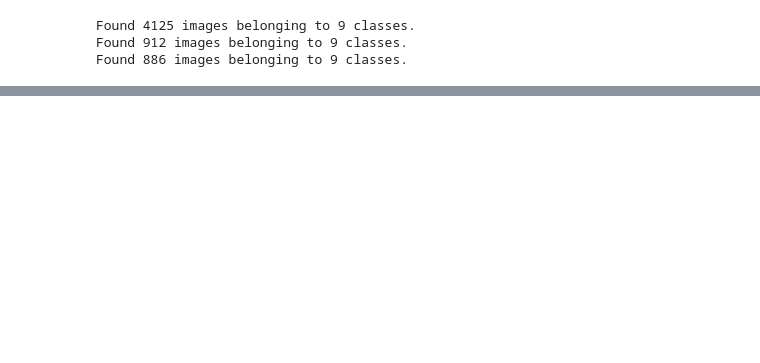
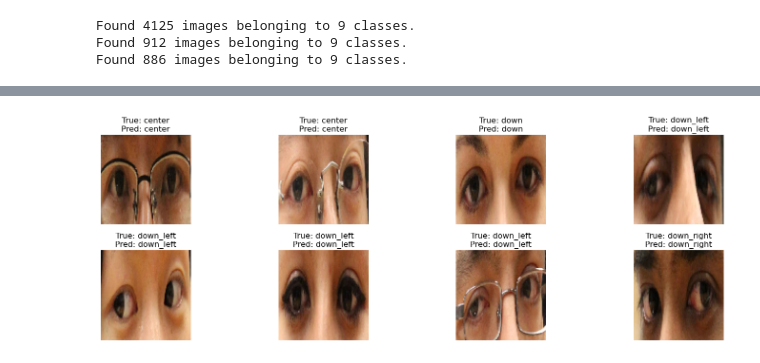
Before and after one commit to jkli-2/gesture-gaze-extension, a Jupyter notebook: notebooks/Exp3_MobileNetV2.ipynb, the cells around one changed output, grey strips where cells are left out. Saved outputs shown, nothing was run; the diff lists cells and outputs as text; code cells hidden in the pictures; blank space fills up the shorter version.

```diff
--- a/notebooks/Exp3_MobileNetV2.ipynb
+++ b/notebooks/Exp3_MobileNetV2.ipynb
@@ -109,0 +224,18 @@ Test Accuracy: 0.3871
+# %%
+# 4. Inference examples
+def plot_inference_examples(generator, y_pred, class_names, num_examples=8):
+    fig, axes = plt.subplots(2, num_examples // 2, figsize=(16, 5))
+    axes = axes.flatten()
+    for i in range(num_examples):
+        img, label = generator[i]
+        pred_label = class_names[np.argmax(model.predict(np.expand_dims(img[0], axis=0)))]
+        true_label = class_names[np.argmax(label[0])]
+        axes[i].imshow(img[0])
+        axes[i].set_title(f"True: {true_label}\nPred: {pred_label}")
+        axes[i].axis('off')
+    plt.tight_layout()
+    plt.show()
+
+# Display
+plot_inference_examples(test_gen, y_pred, class_names)
+# %% [output]
@@ -109,0 +250 @@ Test Accuracy: 0.3871
+[figure, added]
```
Also changed, not shown: parts of 12 cells of this notebook.
